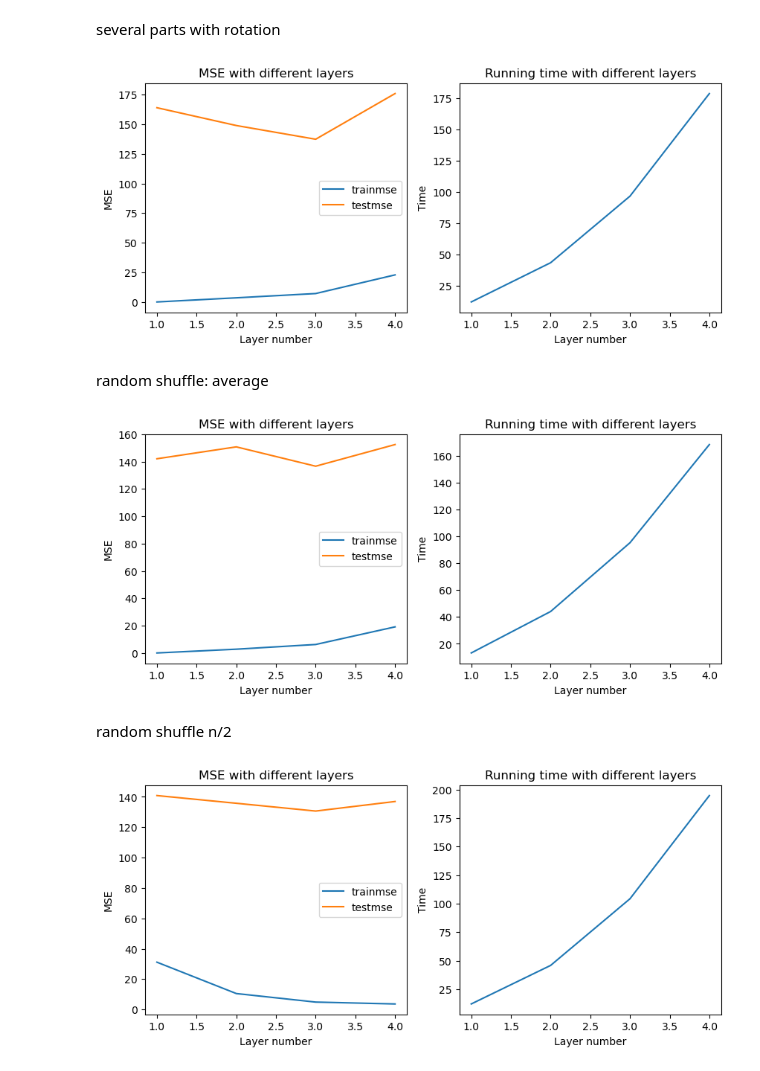
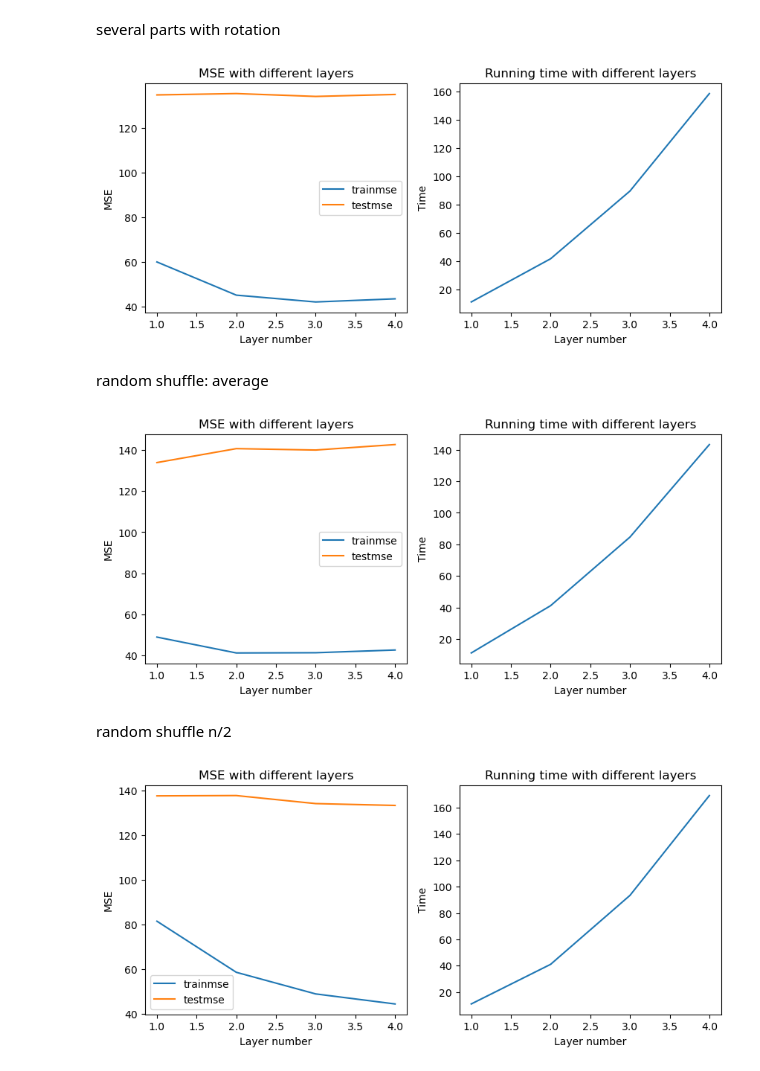
Before and after one commit to ZZZhyEva/Multi-layer-Kernel-Machine, a Jupyter notebook: Experiment-Random Feature Residual Learning.ipynb, the cells around one changed output. Drawn from its saved outputs; the diff is of its cells as text; code cells hidden in the pictures.

```diff
--- a/Experiment-Random Feature Residual Learning.ipynb
+++ b/Experiment-Random Feature Residual Learning.ipynb
@@ -443,7 +443,7 @@ plt.show()
 # %% [markdown]
 several parts with rotation
 # %%
-model = LinearRegression()
+model =Ridge(alpha=1)
 layerset=np.linspace(1,4,4)
 layerset=layerset.astype(int)
 m0=2000
@@ -514,11 +514,11 @@ ax[1].set_ylabel("Time")
 ax[1].set_title("Running time with different layers")
 plt.show()
 # %% [output]
-[figure, old version]
+[figure, new version]
 # %% [markdown]
 random shuffle: average
 # %%
-model = LinearRegression()
+model =Ridge(alpha=1)
 layerset=np.linspace(1,4,4)
 layerset=layerset.astype(int)
 m0=2000
@@ -590,11 +590,11 @@ ax[1].set_ylabel("Time")
 ax[1].set_title("Running time with different layers")
 plt.show()
 # %% [output]
-[figure, old version]
+[figure, new version]
 # %% [markdown]
 random shuffle n/2
 # %%
-model = LinearRegression()
+model =Ridge(alpha=1)
 layerset=np.linspace(1,4,4)
 layerset=layerset.astype(int)
 m0=2000
@@ -639,31 +639,31 @@ for layer in layerset:
             yp_test=ypre_test
             yp_train=ypre_train
         else:
             yp_test=yp_test+ypre_test
             yp_train=yp_train+ypre_train
 
     yp_test=yp_test/split
     yp_train=yp_train/split
 
 
     kernel_fit = time.time() - t0
 
     t.append(kernel_fit)
     trainmse.append(mean_squared_error(train_y,yp_train))
     testmse.append(mean_squared_error(test_y,yp_test))
 
 fig, ax = plt.subplots(1, 2, figsize=(10, 4))
 ax[0].plot(layerset,trainmse)
 ax[0].plot(layerset,testmse)
 ax[0].legend(["trainmse","testmse"])
 ax[0].set_xlabel("Layer number")
 ax[0].set_ylabel("MSE")
 ax[0].set_title("MSE with different layers")
 
 ax[1].plot(layerset,t)
 ax[1].set_xlabel("Layer number")
 ax[1].set_ylabel("Time")
 ax[1].set_title("Running time with different layers")
 plt.show()
 # %% [output]
-[figure, old version]
+[figure, new version]
```
